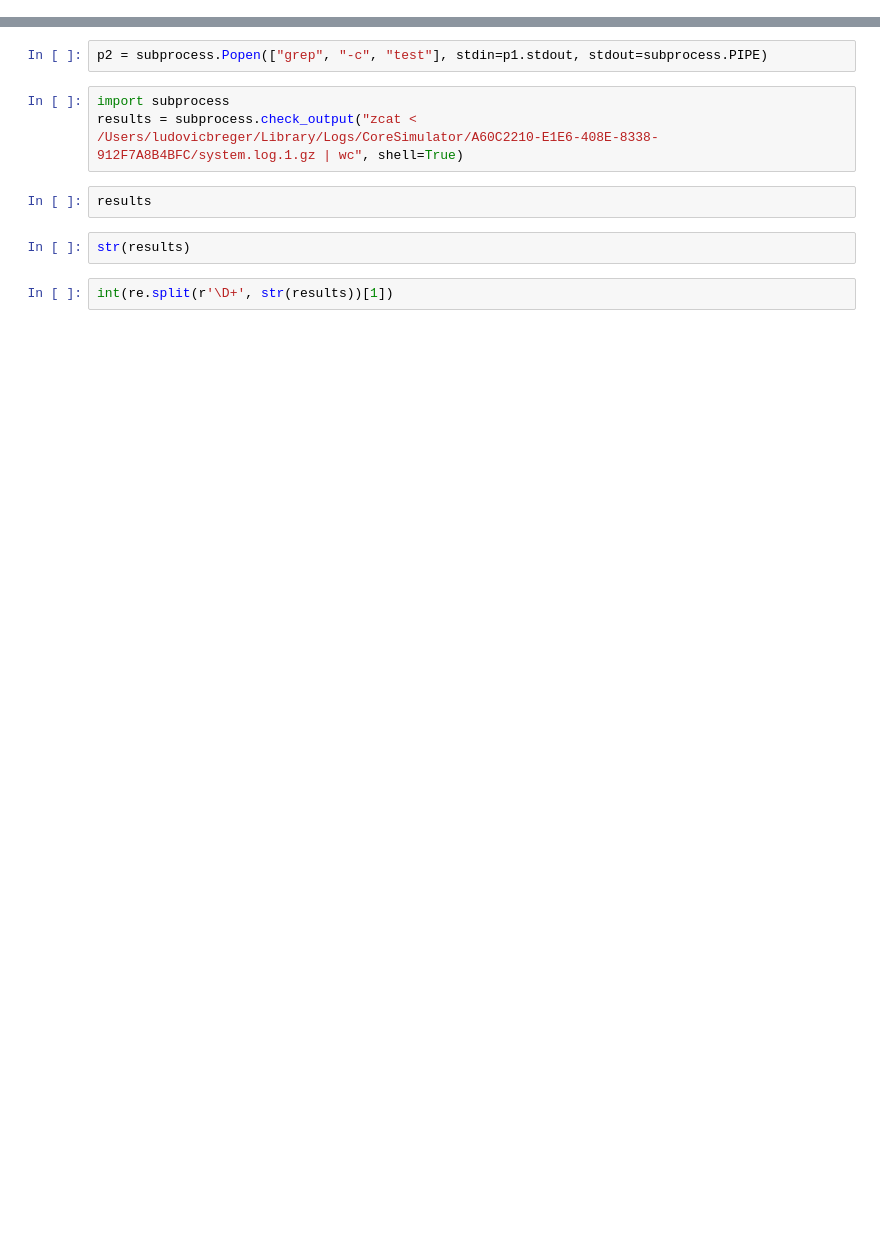
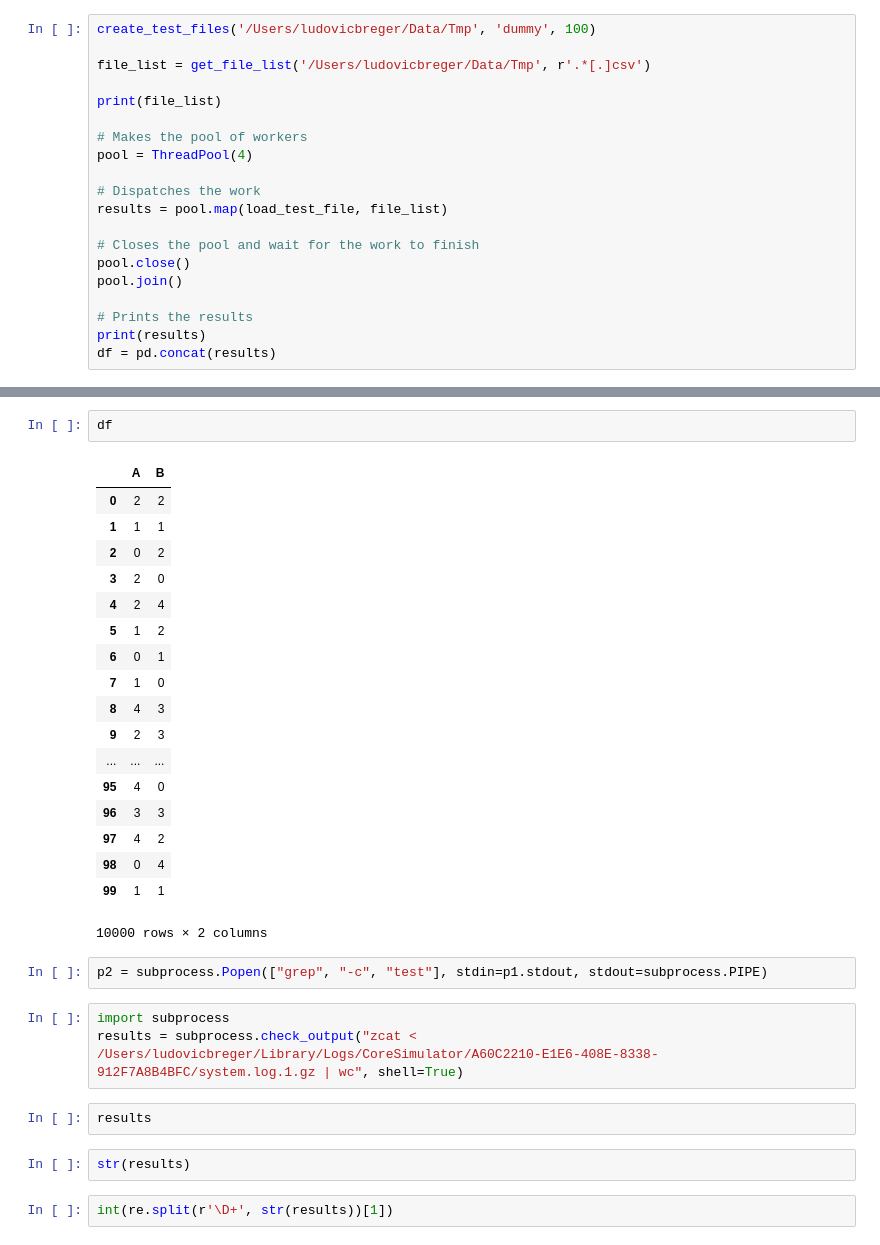
Before and after one commit to lb123457/idxtst, a Jupyter notebook: notebooks/directory_multithreading_example.ipynb, the cells around one changed output, grey strips where cells are left out. Cells and saved outputs as stored; diff of their text form; blank space fills up the shorter version.

```diff
--- a/notebooks/directory_multithreading_example.ipynb
+++ b/notebooks/directory_multithreading_example.ipynb
@@ -58,0 +110,20 @@ print(results2)
+# %%
+create_test_files('/Users/ludovicbreger/Data/Tmp', 'dummy', 100)
+
+file_list = get_file_list('/Users/ludovicbreger/Data/Tmp', r'.*[.]csv')
+
+print(file_list)
+
+# Makes the pool of workers
+pool = ThreadPool(4)
+
+# Dispatches the work
+results = pool.map(load_test_file, file_list)
+
+# Closes the pool and wait for the work to finish
+pool.close()
+pool.join()
+
+# Prints the results
+print(results)
+df = pd.concat(results)
@@ -59,3 +148,24 @@ print(results2)
+# %%
+df
+# %% [output]
+|  | A | B |
+| 0 | 2 | 2 |
+| 1 | 1 | 1 |
+| 2 | 0 | 2 |
+| 3 | 2 | 0 |
+| 4 | 2 | 4 |
+| 5 | 1 | 2 |
+| 6 | 0 | 1 |
+| 7 | 1 | 0 |
+| 8 | 4 | 3 |
+| 9 | 2 | 3 |
+| ... | ... | ... |
+| 95 | 4 | 0 |
+| 96 | 3 | 3 |
+| 97 | 4 | 2 |
+| 98 | 0 | 4 |
+| 99 | 1 | 1 |
+10000 rows × 2 columns
 # %%
 p2 = subprocess.Popen(["grep", "-c", "test"], stdin=p1.stdout, stdout=subprocess.PIPE)
 # %%
```
Also changed, not shown: parts of 2 cells of this notebook, 3 other files.
